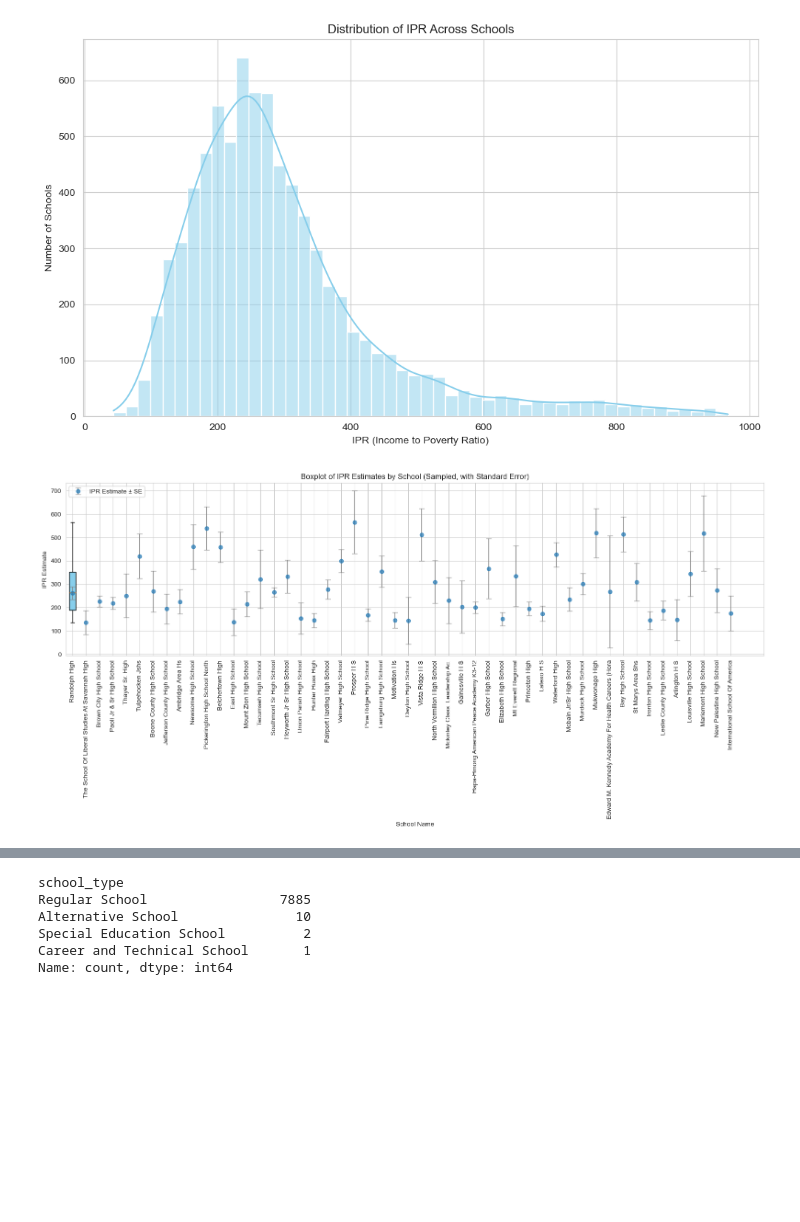
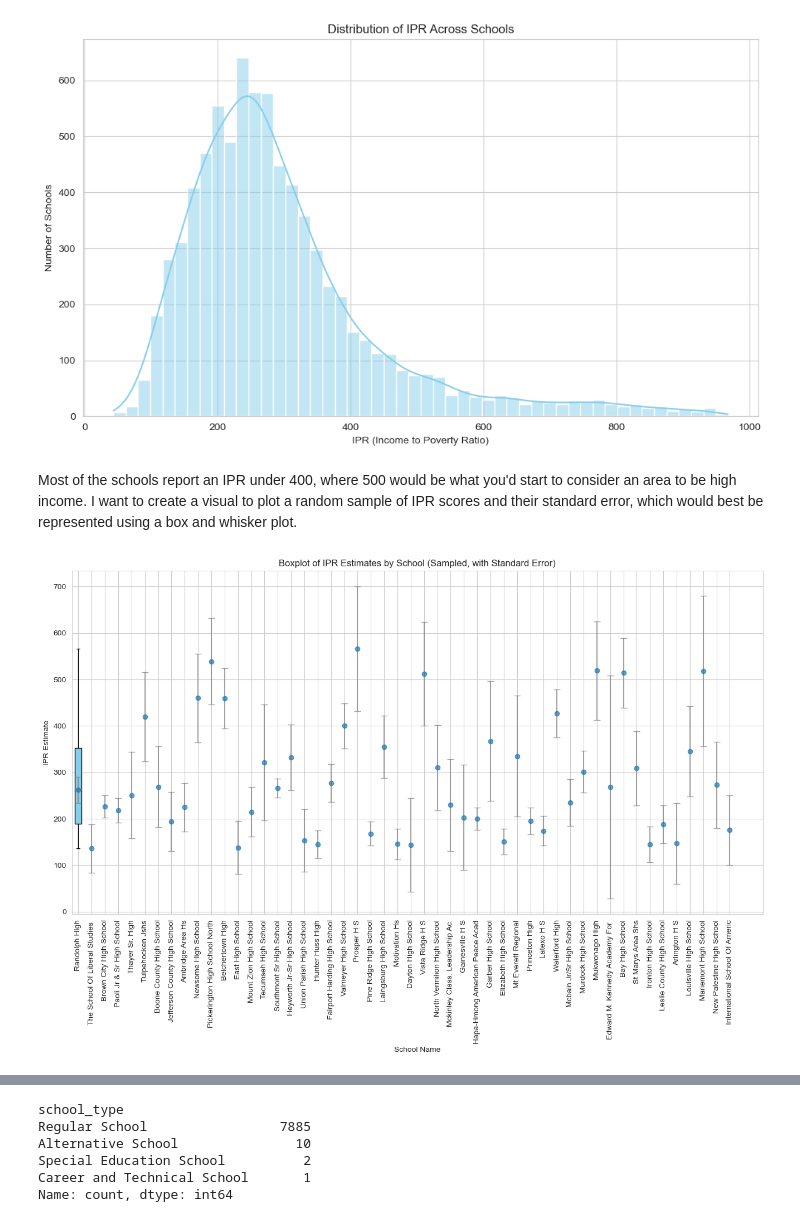
Before and after one commit to belvilleh/education, a Jupyter notebook: code/Education.ipynb, the cells around one changed output, grey strips where cells are left out. Drawn from its saved outputs; the diff is of its cells as text; code cells hidden in the pictures; blank space fills up the shorter version.

```diff
--- a/code/Education.ipynb
+++ b/code/Education.ipynb
@@ -318,26 +368,26 @@ plt.tight_layout()
 plt.show()
 # %% [output]
 [figure]
+# %% [markdown]
+Most of the schools report an IPR under 400, where 500 would be what you'd start to consider an area to be high income. I want to create a visual to plot a random sample of IPR scores and their standard error, which would best be represented using a box and whisker plot.
 # %%
 # Boxplot of IPR estimates by school (sampled for clarity, excluding NULLs), with standard error as whiskers
 boxplot_sample = df_ipr.copy()
 boxplot_sample['IPR_EST'] = pd.to_numeric(boxplot_sample['IPR_EST'], errors='coerce') # Convert to numeric, coercing errors to NaN
 boxplot_sample['IPR_SE'] = pd.to_numeric(boxplot_sample['IPR_SE'], errors='coerce') # Convert to numeric, coercing errors to NaN
-boxplot_sample['NAME'] = boxplot_sample['NAME'].str.title().str.slice(0, 50) # Title case and truncate school names to 50 characters
+boxplot_sample['NAME'] = boxplot_sample['NAME'].str.title().str.slice(0, 30) # Title case and truncate school names to 50 characters
 boxplot_sample = boxplot_sample[boxplot_sample['IPR_EST'].notnull()] # Exclude rows with NULL IPR estimates
 boxplot_sample = boxplot_sample.sample(n=50, random_state=42) # Random sample of 50 schools for clarity
 
 # Plot boxplot with error bars
 plt.figure(figsize=(16,8))
 positions = range(len(boxplot_sample))
 plt.boxplot(boxplot_sample['IPR_EST'], positions=[0], widths=0.5, vert=True, patch_artist=True, boxprops=dict(facecolor='skyblue'))
 plt.errorbar(x=positions, y=boxplot_sample['IPR_EST'], yerr=boxplot_sample['IPR_SE'], fmt='o', ecolor='gray', capsize=4, markersize=6, alpha=0.7, label='IPR Estimate ± SE')
 plt.xticks(positions, boxplot_sample['NAME'], rotation=90)
 plt.xlabel('School Name')
 plt.ylabel('IPR Estimate')
 plt.title('Boxplot of IPR Estimates by School (Sampled, with Standard Error)')
-plt.legend()
-plt.tight_layout()
 plt.show()
 # %% [output]
-[figure, old version]
+[figure, new version]
```
Also changed, not shown: parts of 101 cells of this notebook, 1 other file.
